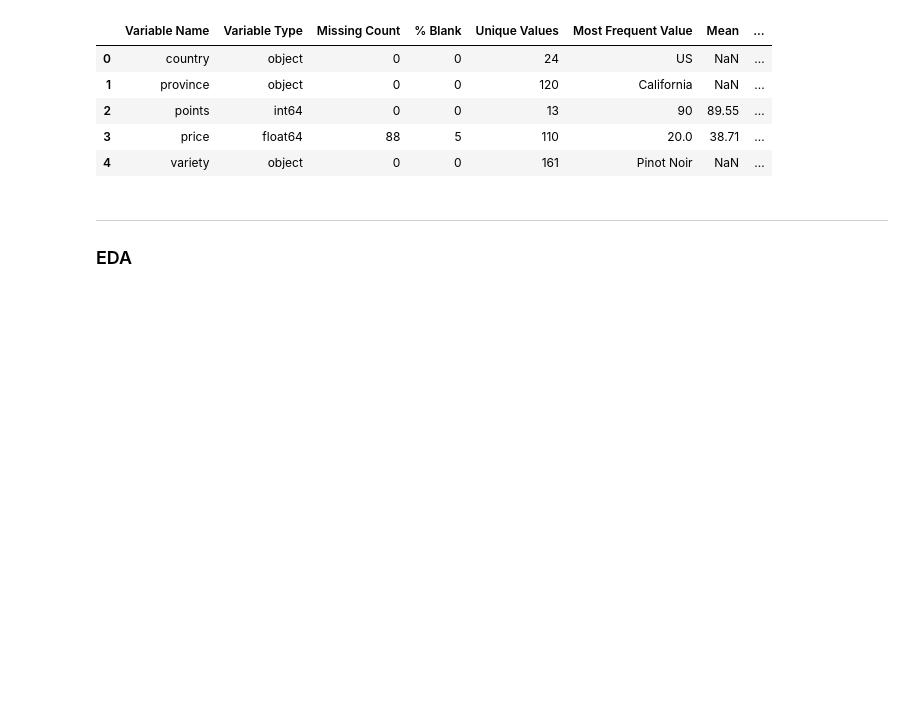
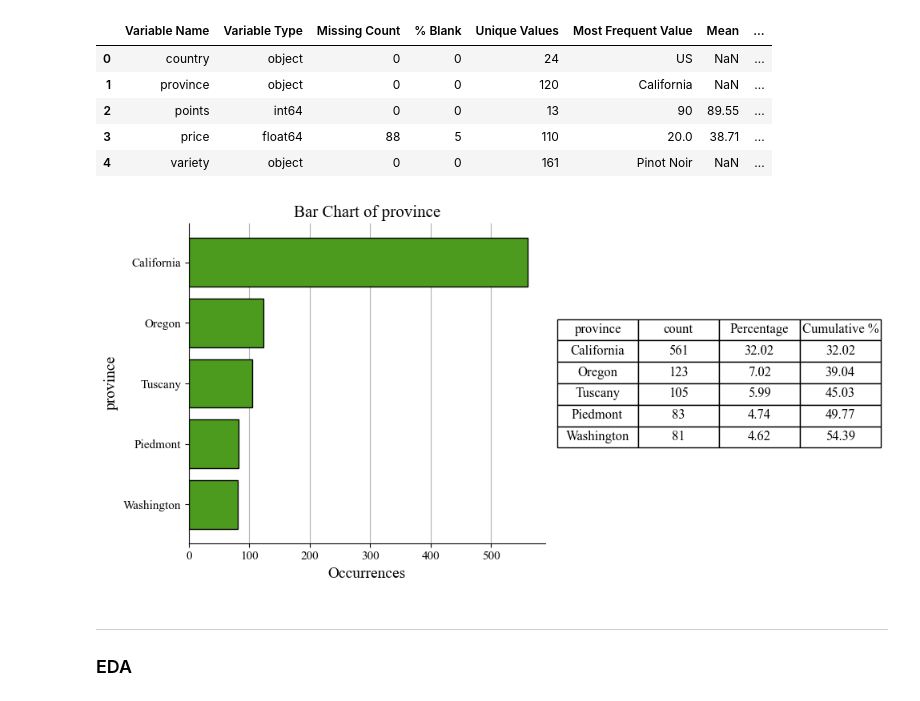
Before and after one commit to Riley25/DataNova, a Jupyter notebook: src/datanova/test.ipynb, the cells around one changed output. Drawn from its saved outputs; the diff is of its cells as text; code cells hidden in the pictures; blank space fills up the shorter version.

```diff
--- a/src/datanova/test.ipynb
+++ b/src/datanova/test.ipynb
@@ -24,8 +24,12 @@ ROW TOTAL = 1,752 COLUMNS = 5
 | 3 | price | float64 | 88 | 5 | 110 | 20.0 | 38.71 | ... |
 | 4 | variety | object | 0 | 0 | 161 | Pinot Noir | NaN | ... |
 # %%
-fig = bar(WINE_DF, 'province')
+fig = bar(WINE_DF, 'province', width = 10, height = 5)
 fig.savefig('D:/Documents/Python/DataNova/imges/BAR_GRAPH.png', dpi = 550)
+# %%
+display(fig)
+# %% [output]
+[figure, added]
 # %%
 bar_chart_data(df,text, top_n_rows = 8)
 # %%
```
Also changed, not shown: 2 other files.
